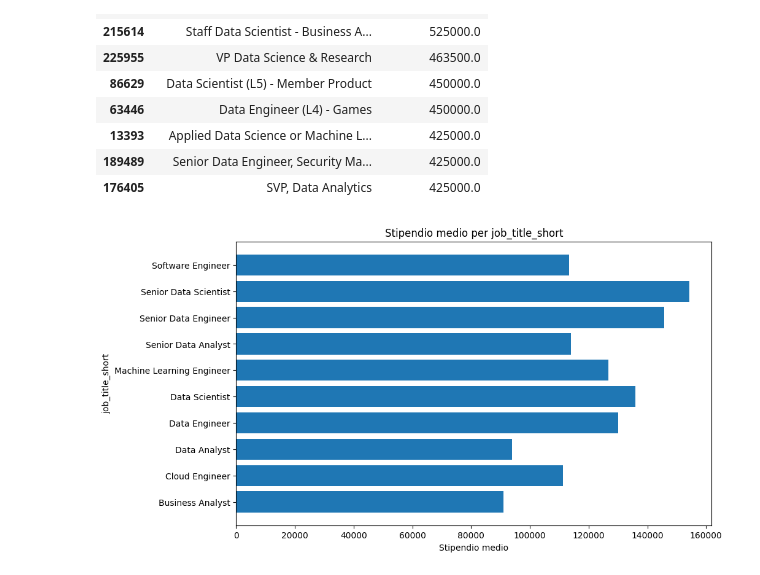
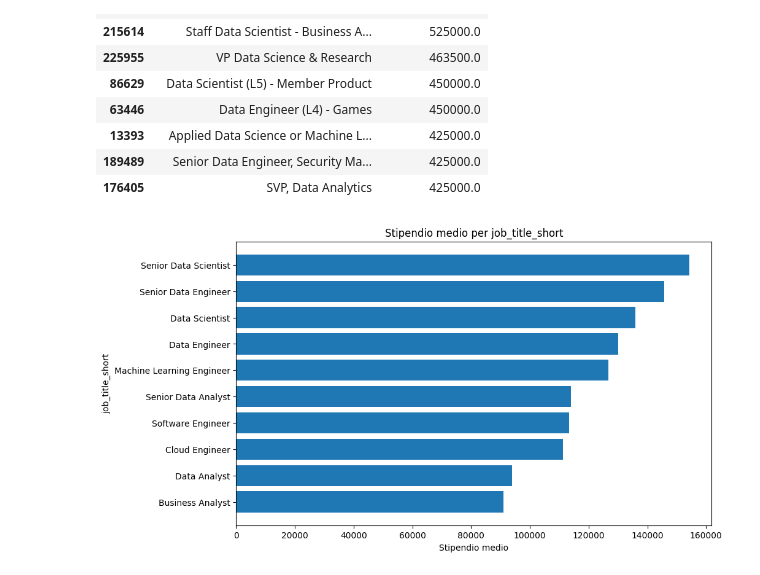
Before and after one commit to Loic166/ProgrammingLab2, a Jupyter notebook: 3_Esercizi_lez_3.ipynb, the cells around one changed output. Cells and saved outputs as stored; diff of their text form; code cells hidden in the pictures.

```diff
--- a/3_Esercizi_lez_3.ipynb
+++ b/3_Esercizi_lez_3.ipynb
@@ -140,12 +238,13 @@ df_set.sort_values(by="salary_year_avg", ascending=False).dropna().head(10)
 # %%
 import matplotlib.pyplot as plt
 
-stip_med = df.groupby("job_title_short")["salary_year_avg"].mean()
+stip_med = df.groupby("job_title_short")["salary_year_avg"].mean().reset_index()
+stip_med_sort = stip_med.sort_values(by= "salary_year_avg", ascending=True).head(10)
 plt.figure(figsize=(10, 6))
-plt.barh(stip_med.index, stip_med.values)
+plt.barh(stip_med_sort["job_title_short"], stip_med_sort["salary_year_avg"])
 plt.title(f"Stipendio medio per job_title_short")
 plt.xlabel("Stipendio medio")
 plt.ylabel("job_title_short")
 plt.show()
 # %% [output]
-[figure, old version]
+[figure, new version]
```
Also changed, not shown: parts of 17 cells of this notebook.
